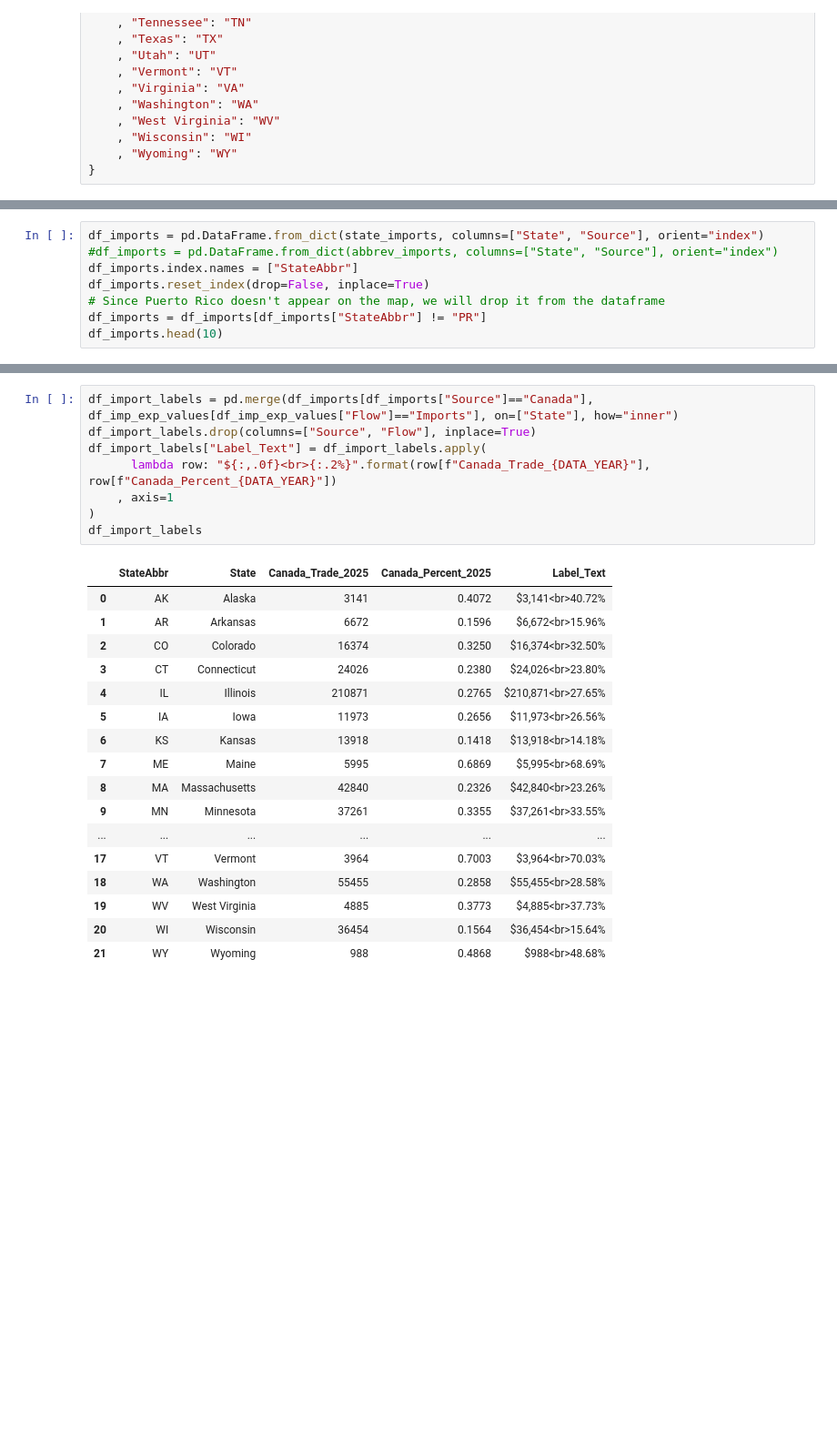
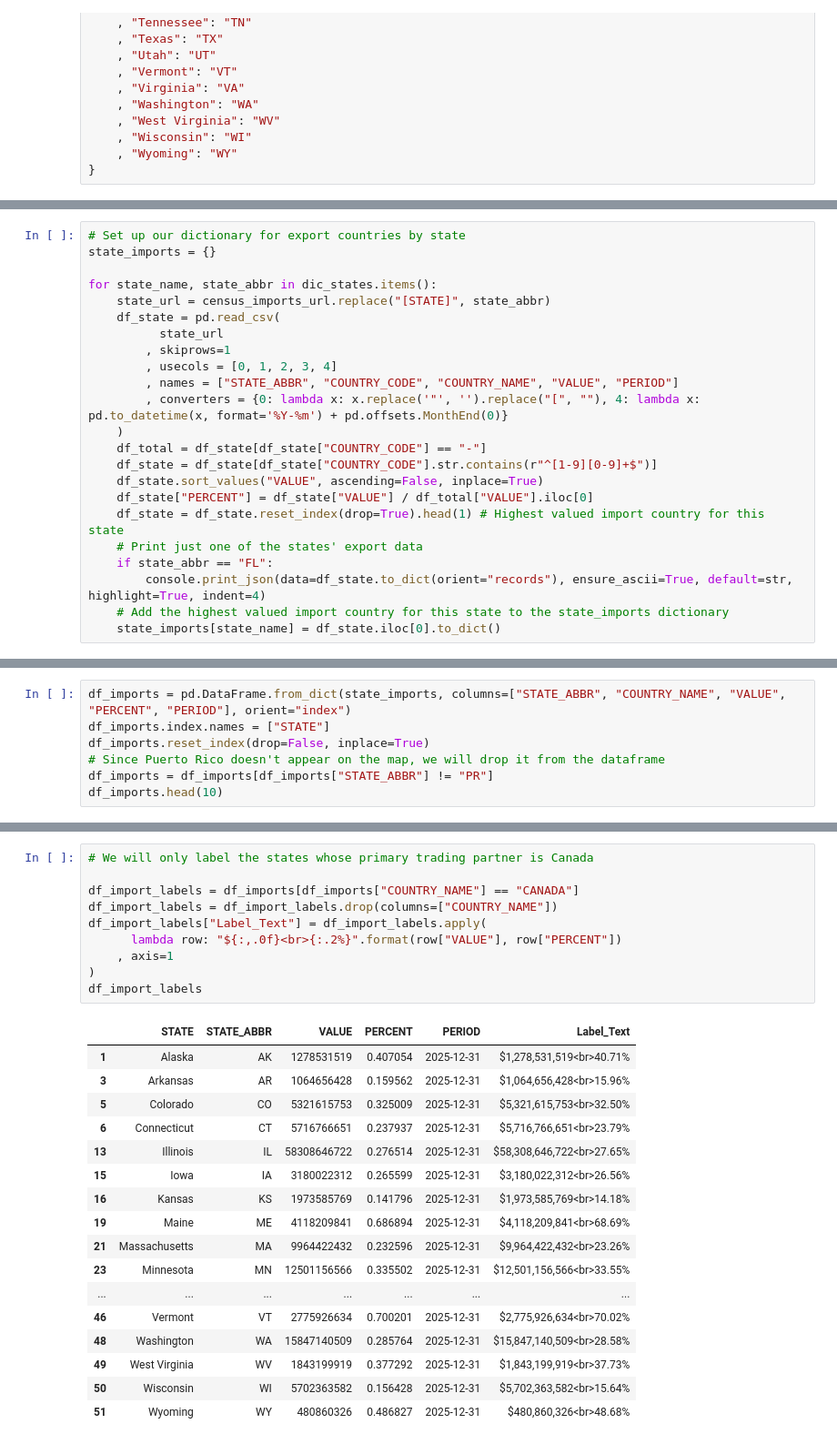
Before and after one commit to cesinco/trade-partners-by-state, a Jupyter notebook: get_top_export_countries_by_state.ipynb, the cells around one changed output, grey strips where cells are left out. Shown at 91% size. Cells and saved outputs as stored; diff of their text form; blank space fills up the shorter version.

```diff
--- a/get_top_export_countries_by_state.ipynb
+++ b/get_top_export_countries_by_state.ipynb
@@ -489,0 +141,23 @@ while True:
+# %%
+# Set up our dictionary for export countries by state
+state_imports = {}
+
+for state_name, state_abbr in dic_states.items():
+    state_url = census_imports_url.replace("[STATE]", state_abbr)
+    df_state = pd.read_csv(
+          state_url
+        , skiprows=1
+        , usecols = [0, 1, 2, 3, 4]
+        , names = ["STATE_ABBR", "COUNTRY_CODE", "COUNTRY_NAME", "VALUE", "PERIOD"]
+        , converters = {0: lambda x: x.replace('"', '').replace("[", ""), 4: lambda x: pd.to_datetime(x, format='%Y-%m') + pd.offsets.MonthEnd(0)}
+    )
+    df_total = df_state[df_state["COUNTRY_CODE"] == "-"]
+    df_state = df_state[df_state["COUNTRY_CODE"].str.contains(r"^[1-9][0-9]+$")]
+    df_state.sort_values("VALUE", ascending=False, inplace=True)
+    df_state["PERCENT"] = df_state["VALUE"] / df_total["VALUE"].iloc[0]
+    df_state = df_state.reset_index(drop=True).head(1) # Highest valued import country for this state
+    # Print just one of the states' export data
+    if state_abbr == "FL":
+        console.print_json(data=df_state.to_dict(orient="records"), ensure_ascii=True, default=str, highlight=True, indent=4)
+    # Add the highest valued import country for this state to the state_imports dictionary
+    state_imports[state_name] = df_state.iloc[0].to_dict()
@@ -621,9 +374,8 @@ abbrev_imports
 # %%
-df_imports = pd.DataFrame.from_dict(state_imports, columns=["State", "Source"], orient="index")
-#df_imports = pd.DataFrame.from_dict(abbrev_imports, columns=["State", "Source"], orient="index")
-df_imports.index.names = ["StateAbbr"]
+df_imports = pd.DataFrame.from_dict(state_imports, columns=["STATE_ABBR", "COUNTRY_NAME", "VALUE", "PERCENT", "PERIOD"], orient="index")
+df_imports.index.names = ["STATE"]
 df_imports.reset_index(drop=False, inplace=True)
 # Since Puerto Rico doesn't appear on the map, we will drop it from the dataframe
-df_imports = df_imports[df_imports["StateAbbr"] != "PR"]
+df_imports = df_imports[df_imports["STATE_ABBR"] != "PR"]
 df_imports.head(10)
 # %% [output]
@@ -641,29 +393,31 @@ df_imports.head(10)
 # %%
-df_import_labels = pd.merge(df_imports[df_imports["Source"]=="Canada"], df_imp_exp_values[df_imp_exp_values["Flow"]=="Imports"], on=["State"], how="inner")
-df_import_labels.drop(columns=["Source", "Flow"], inplace=True)
+# We will only label the states whose primary trading partner is Canada
+
+df_import_labels = df_imports[df_imports["COUNTRY_NAME"] == "CANADA"]
+df_import_labels = df_import_labels.drop(columns=["COUNTRY_NAME"])
 df_import_labels["Label_Text"] = df_import_labels.apply(
-      lambda row: "${:,.0f}<br>{:.2%}".format(row[f"Canada_Trade_{DATA_YEAR}"], row[f"Canada_Percent_{DATA_YEAR}"])
+      lambda row: "${:,.0f}<br>{:.2%}".format(row["VALUE"], row["PERCENT"])
     , axis=1
 )
 df_import_labels
 # %% [output]
-|  | StateAbbr | State | Canada_Trade_2025 | Canada_Percent_2025 | Label_Text |
-| 0 | AK | Alaska | 3141 | 0.4072 | $3,141<br>40.72% |
-| 1 | AR | Arkansas | 6672 | 0.1596 | $6,672<br>15.96% |
-| 2 | CO | Colorado | 16374 | 0.3250 | $16,374<br>32.50% |
-| 3 | CT | Connecticut | 24026 | 0.2380 | $24,026<br>23.80% |
-| 4 | IL | Illinois | 210871 | 0.2765 | $210,871<br>27.65% |
-| 5 | IA | Iowa | 11973 | 0.2656 | $11,973<br>26.56% |
-| 6 | KS | Kansas | 13918 | 0.1418 | $13,918<br>14.18% |
-| 7 | ME | Maine | 5995 | 0.6869 | $5,995<br>68.69% |
-| 8 | MA | Massachusetts | 42840 | 0.2326 | $42,840<br>23.26% |
-| 9 | MN | Minnesota | 37261 | 0.3355 | $37,261<br>33.55% |
-| ... | ... | ... | ... | ... | ... |
-| 17 | VT | Vermont | 3964 | 0.7003 | $3,964<br>70.03% |
-| 18 | WA | Washington | 55455 | 0.2858 | $55,455<br>28.58% |
-| 19 | WV | West Virginia | 4885 | 0.3773 | $4,885<br>37.73% |
-| 20 | WI | Wisconsin | 36454 | 0.1564 | $36,454<br>15.64% |
-| 21 | WY | Wyoming | 988 | 0.4868 | $988<br>48.68% |
+|  | STATE | STATE_ABBR | VALUE | PERCENT | PERIOD | Label_Text |
+| 1 | Alaska | AK | 1278531519 | 0.407054 | 2025-12-31 | $1,278,531,519<br>40.71% |
+| 3 | Arkansas | AR | 1064656428 | 0.159562 | 2025-12-31 | $1,064,656,428<br>15.96% |
+| 5 | Colorado | CO | 5321615753 | 0.325009 | 2025-12-31 | $5,321,615,753<br>32.50% |
+| 6 | Connecticut | CT | 5716766651 | 0.237937 | 2025-12-31 | $5,716,766,651<br>23.79% |
+| 13 | Illinois | IL | 58308646722 | 0.276514 | 2025-12-31 | $58,308,646,722<br>27.65% |
+| 15 | Iowa | IA | 3180022312 | 0.265599 | 2025-12-31 | $3,180,022,312<br>26.56% |
+| 16 | Kansas | KS | 1973585769 | 0.141796 | 2025-12-31 | $1,973,585,769<br>14.18% |
+| 19 | Maine | ME | 4118209841 | 0.686894 | 2025-12-31 | $4,118,209,841<br>68.69% |
+| 21 | Massachusetts | MA | 9964422432 | 0.232596 | 2025-12-31 | $9,964,422,432<br>23.26% |
+| 23 | Minnesota | MN | 12501156566 | 0.335502 | 2025-12-31 | $12,501,156,566<br>33.55% |
+| ... | ... | ... | ... | ... | ... | ... |
+| 46 | Vermont | VT | 2775926634 | 0.700201 | 2025-12-31 | $2,775,926,634<br>70.02% |
+| 48 | Washington | WA | 15847140509 | 0.285764 | 2025-12-31 | $15,847,140,509<br>28.58% |
+| 49 | West Virginia | WV | 1843199919 | 0.377292 | 2025-12-31 | $1,843,199,919<br>37.73% |
+| 50 | Wisconsin | WI | 5702363582 | 0.156428 | 2025-12-31 | $5,702,363,582<br>15.64% |
+| 51 | Wyoming | WY | 480860326 | 0.486827 | 2025-12-31 | $480,860,326<br>48.68% |
 # %%
 fig = px.choropleth(
       df_imports
```
Also changed, not shown: parts of 47 cells of this notebook, 9 other files.
